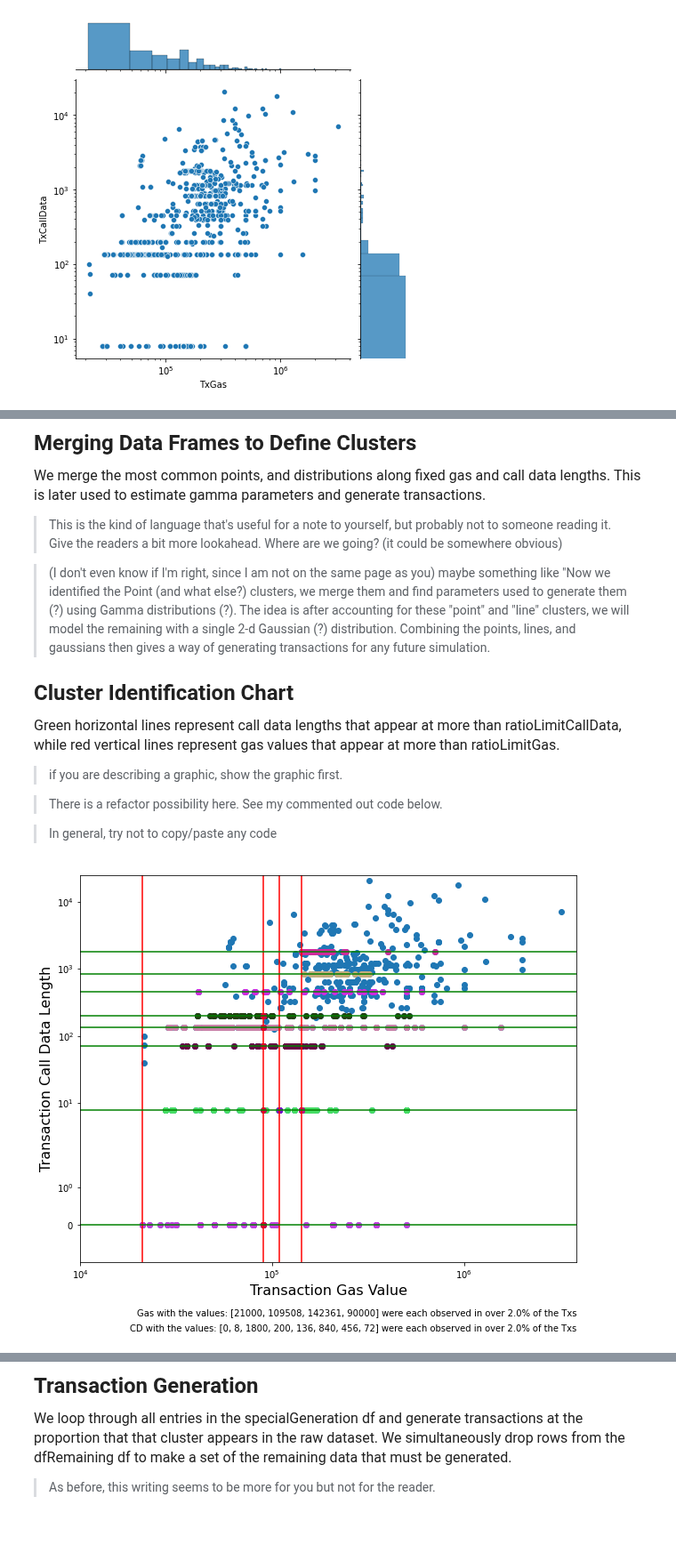
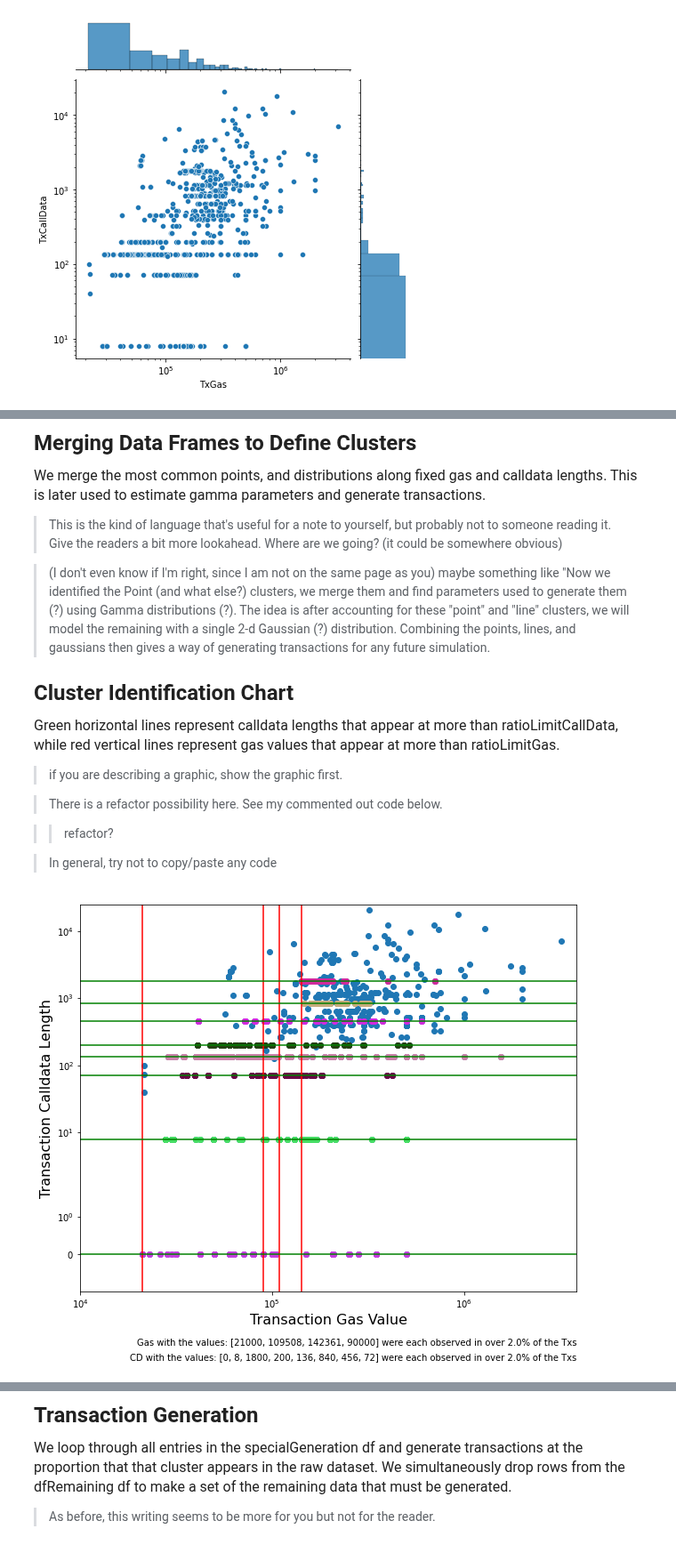
Before and after one commit to teohyikhaw/camcos, a Jupyter notebook: simulations/notebooks/meip-1559_Joint_Distribution_Fitting.ipynb, the cells around one changed output, grey strips where cells are left out. Shown at 89% size. Drawn from its saved outputs; the diff is of its cells as text; code cells hidden in the pictures.

```diff
--- a/simulations/notebooks/meip-1559_Joint_Distribution_Fitting.ipynb
+++ b/simulations/notebooks/meip-1559_Joint_Distribution_Fitting.ipynb
@@ -159,7 +166,7 @@ commonDFRemainingCallData=commonDFRemainingCallData[commonDFRemainingCallData['R
 # %% [markdown]
 <font size="5">**Merging Data Frames to Define Clusters**
 
-<font size="3">We merge the most common points, and distributions along fixed gas and call data lengths. This is later used to estimate gamma parameters and generate transactions.
+<font size="3">We merge the most common points, and distributions along fixed gas and calldata lengths. This is later used to estimate gamma parameters and generate transactions.
 
 > This is the kind of language that's useful for a note to yourself, but probably not to someone reading it. Give the readers a bit more lookahead. Where are we going? (it could be somewhere obvious)
 
@@ -176,12 +183,14 @@ specialGeneration=tempDf.merge(commonDFRemainingCallData, how='outer', on=['Call
 # %% [markdown]
 <font size="5">**Cluster Identification Chart**
 
-<font size="3">Green horizontal lines represent call data lengths that appear at more than ratioLimitCallData, while red vertical lines represent gas values that appear at more than ratioLimitGas.
+<font size="3">Green horizontal lines represent calldata lengths that appear at more than ratioLimitCallData, while red vertical lines represent gas values that appear at more than ratioLimitGas.
 
 > if you are describing a graphic, show the graphic first.
 
 > There is a refactor possibility here. See my commented out code below.
 
+>>refactor?
+
 > In general, try not to copy/paste any code
 # %%
 #Create plots of CD vs Gas
@@ -190,7 +199,6 @@ ax.scatter(df['TxGas'],df['TxCallData'])
 ax.set_xscale('symlog')
 ax.set_yscale('symlog')
 
-from random import randint
 colors = []
 for i in range(len(commonCallData)):
     random.seed(i*22)
@@ -232,35 +240,35 @@ for i in commonGas:
 #  for i in data_source:
 #    ax.scatter(df[df[name]]) ... = ... color=colors[count]
 #  return count
 
 #ss = make_graph(commonCallData, 'TxCallData', colors)
 #sss = make_graph(commonGas, 'TxGas', colors2)
 
 
 ss=0
 for i in commonCallData:
     ax.scatter(df[df['TxCallData']==i].TxGas,df[df['TxCallData']==i].TxCallData,color=colors[ss])
     ax.set_xscale('symlog')
     ax.set_yscale('symlog')
     ss=ss+1
 
 
 
 for i in range(len(commonGas)):
     plt.axvline(x=commonGas[i],color='r')
 for i in range(len(commonCallData)):
     plt.axhline(y=commonCallData[i],color='g')
 
 ax.annotate('Gas with the values: '+str(commonGas)+' were each observed in over '+str(100*ratioLimitGas)+'% of the Txs',xy = (1, -0.13),xycoords='axes fraction',ha='right',va="center",fontsize=10)
 ax.annotate('CD with the values: '+str(commonCallData)+' were each observed in over '+str(100*ratioLimitCallData)+'% of the Txs',xy = (1, -0.17),xycoords='axes fraction',ha='right',va="center",fontsize=10)
 plt.xlabel('Transaction Gas Value', fontsize=16)
-plt.ylabel('Transaction Call Data Length', fontsize=16)
+plt.ylabel('Transaction Calldata Length', fontsize=16)
 plt.xlim([1e4, np.max(df.TxGas)*1.2])
 plt.ylim([-1, np.max(df.TxCallData)*1.2])
 
 plt.show()
 # %% [output]
-[figure, old version]
+[figure, new version]
 # %% [markdown]
 <font size="5">**Parameter Estimation**
 
```
Also changed, not shown: parts of 18 cells of this notebook, 1 other file.
